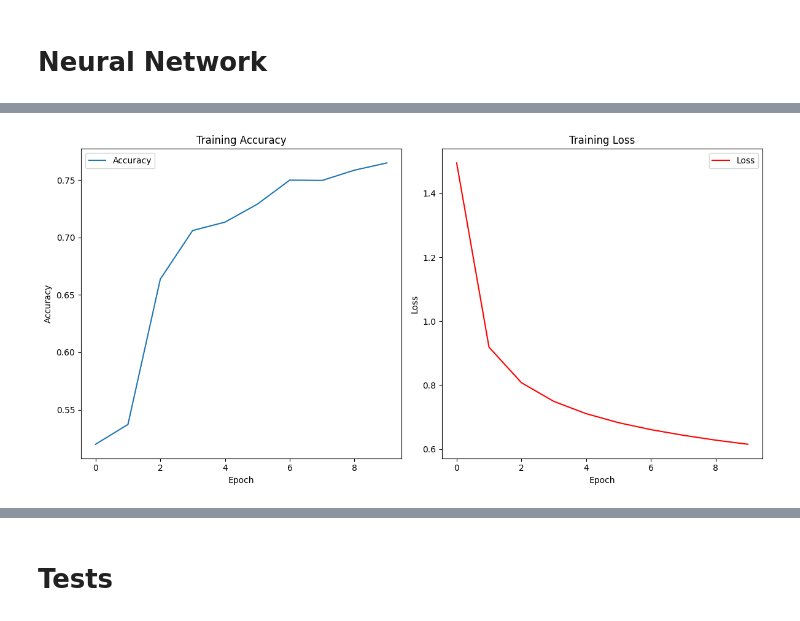
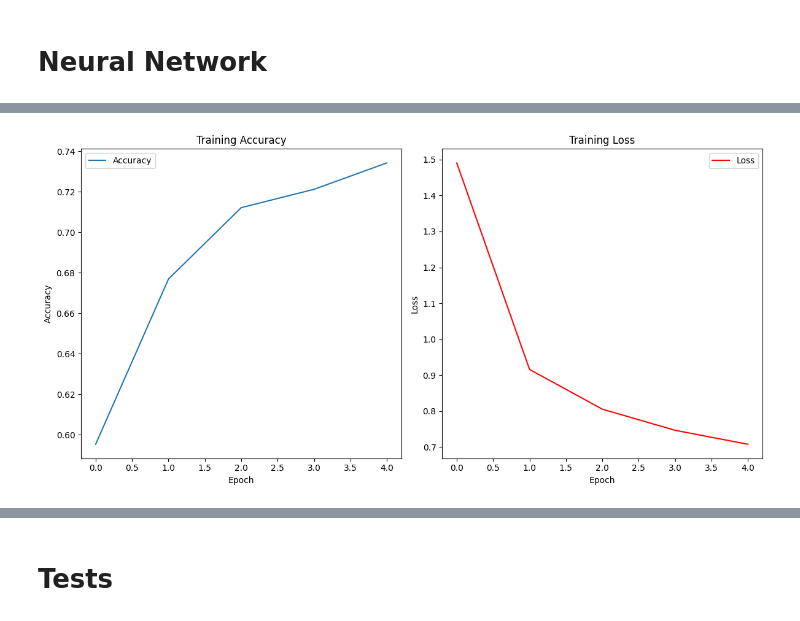
Before and after one commit to 31grudnia/Masters_Degree_Project, a Jupyter notebook: backend/MNIST_app/notebooks/MNIST_in_python.ipynb, the cells around one changed output, grey strips where cells are left out. Cells and saved outputs as stored; diff of their text form; code cells hidden in the pictures.

```diff
--- a/backend/MNIST_app/notebooks/MNIST_in_python.ipynb
+++ b/backend/MNIST_app/notebooks/MNIST_in_python.ipynb
@@ -38,5 +38,12 @@ def normalize(X):
 X_train = normalize(np.array([np.ravel(x) for x in X_train]))
 Y_train_ohe = np.array([one_hot_encoder(np.array(y, dtype=int), 89) for y in Y_train], dtype=int)
 print(f"Shape X: {X_train.shape}, Shape Y: {Y_train_ohe.shape}")
+
+X_test = normalize(np.array([np.ravel(x) for x in X_test]))
+Y_test_ohe = np.array([one_hot_encoder(np.array(y, dtype=int), 89) for y in Y_test], dtype=int)
+print(f"Shape X: {X_test.shape}, Shape Y: {Y_test_ohe.shape}")
+
+X_val = normalize(np.array([np.ravel(x) for x in X_val]))
+print(f"Shape X: {X_val.shape}")
 # %% [output]
 Shape X: (446524, 1024), Shape Y: (446524, 89)
@@ -146,6 +147,13 @@ class Dense(Layer):
         self.biases = self.biases - self.learning_rate * grad_biases
 
         return grad_input
+# %%
+class Flatten(Layer):
+    def forward(self, input):
+        return input.reshape(input.shape[0], -1)  # Reshape from [batch, height, width] to [batch, height*width]
+
+    def backward(self, input, grad_output):
+        return grad_output.reshape(input.shape)  # Reshape back to the original shape
 # %% [markdown]
 # Neural Network
 # %%
@@ -224,28 +263,29 @@ input_size = X_train.shape[1]
 output_size = Y_train_ohe.shape[1]
 # %%
 MNIST_NeuralNetwork = NeuralNetwork()
+MNIST_NeuralNetwork.add_layer(Flatten())
 MNIST_NeuralNetwork.add_layer(Dense(input_size, 256, learning_rate = 0.05))
 MNIST_NeuralNetwork.add_layer(Relu())
 MNIST_NeuralNetwork.add_layer(Dense(256, 128, learning_rate = 0.05))
 MNIST_NeuralNetwork.add_layer(Relu())
 MNIST_NeuralNetwork.add_layer(Dense(128, output_size))
 # %%
-train_log, loss_log = MNIST_NeuralNetwork.train(X_train, Y_train_ohe, n_epochs = 10, batch_size = 100)
-plt.figure(figsize=(12, 6))
-plt.subplot(1, 2, 1)
-plt.plot(train_log, label='Accuracy')
-plt.title('Training Accuracy')
-plt.xlabel('Epoch')
-plt.ylabel('Accuracy')
-plt.legend()
+train_log, loss_log = MNIST_NeuralNetwork.train(X_train, Y_train_ohe, n_epochs = 5, batch_size = 100)
+# plt.figure(figsize=(12, 6))
+# plt.subplot(1, 2, 1)
+# plt.plot(train_log, label='Accuracy')
+# plt.title('Training Accuracy')
+# plt.xlabel('Epoch')
+# plt.ylabel('Accuracy')
+# plt.legend()
 
-plt.subplot(1, 2, 2)
-plt.plot(loss_log, label='Loss', color='red')
-plt.title('Training Loss')
-plt.xlabel('Epoch')
-plt.ylabel('Loss')
-plt.legend()
+# plt.subplot(1, 2, 2)
+# plt.plot(loss_log, label='Loss', color='red')
+# plt.title('Training Loss')
+# plt.xlabel('Epoch')
+# plt.ylabel('Loss')
+# plt.legend()
 
-plt.tight_layout()
-plt.show()
+# plt.tight_layout()
+# plt.show()
 # %% [output]
@@ -262,2 +297,2 @@ Epoch: 10, Train accuracy: 0.7648144332667449, Loss: 0.6152097011523877
-[figure, old version]
+[figure, new version]
 # %%
```
Also changed, not shown: parts of 9 cells of this notebook.
